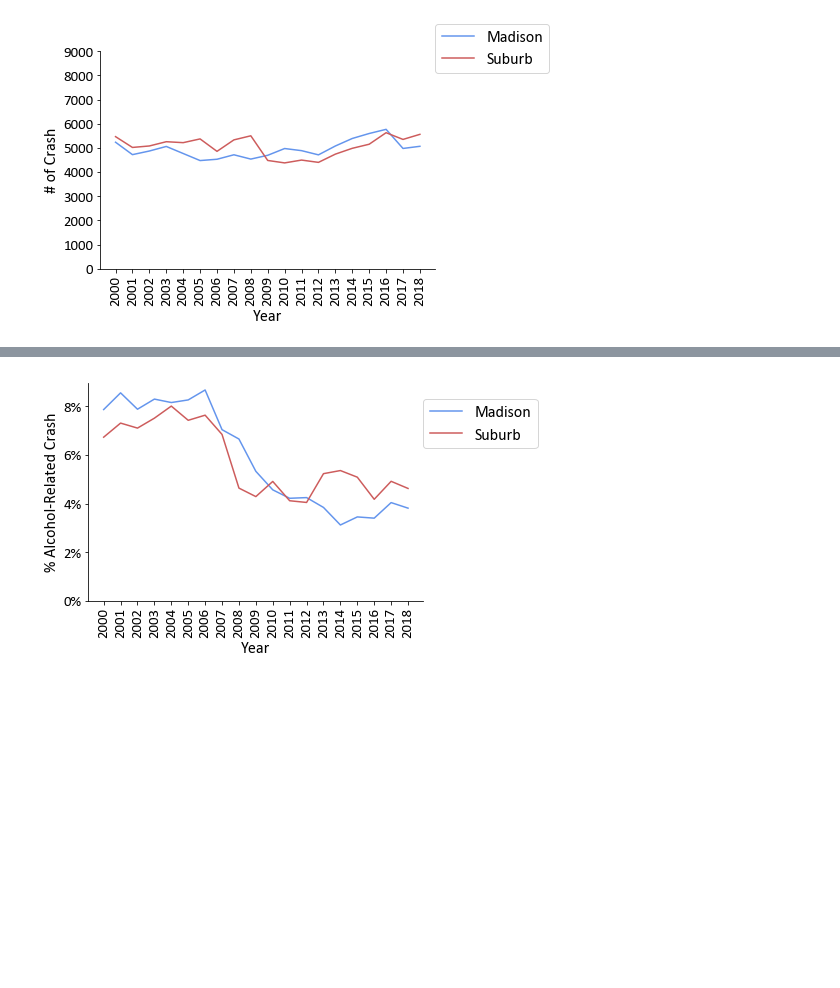
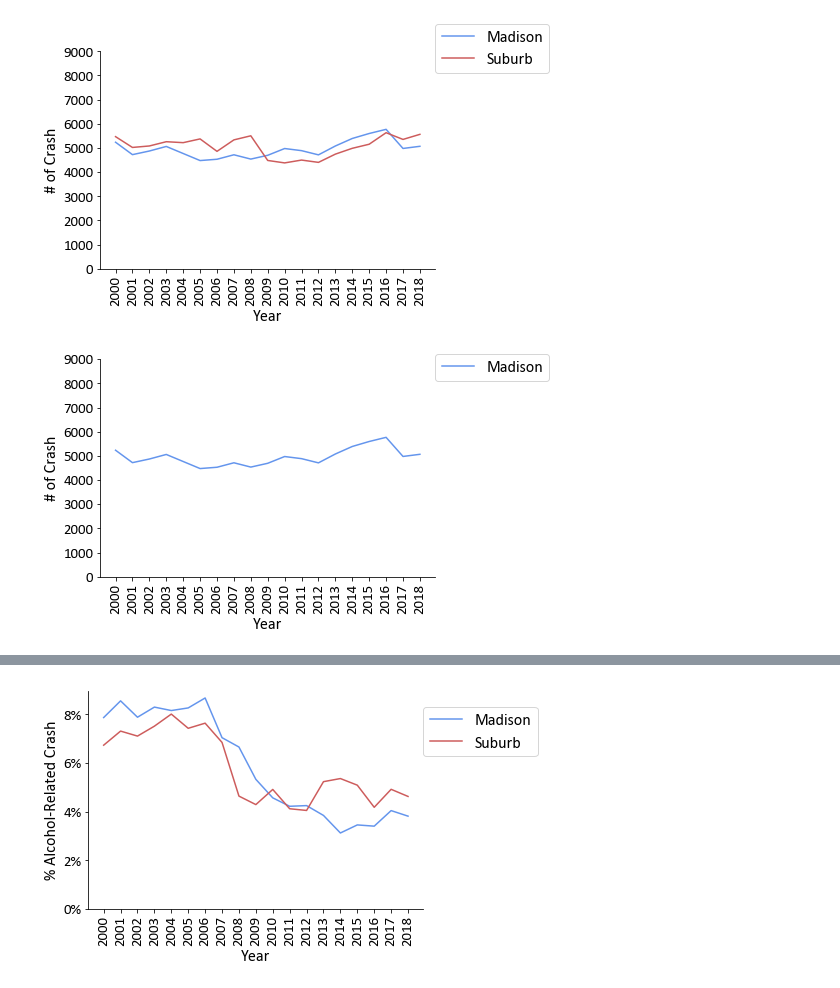
Before and after one commit to tomhuhh/crashthecityofmadison, a Jupyter notebook: Week2.ipynb, the cells around one changed output, grey strips where cells are left out. Cells and saved outputs as stored; diff of their text form; code cells hidden in the pictures; blank space fills up the shorter version.

```diff
--- a/Week2.ipynb
+++ b/Week2.ipynb
@@ -390,6 +445,28 @@ fig = matplotlib.pyplot.gcf()
 fig.savefig('Yearcrash.eps', dpi=100,bbox_inches="tight")
 # %% [output]
 [figure]
+# %%
+CONC= pd.concat([YMC], axis=1)
+CONC.columns= ['Madison']
+colors=["cornflowerblue","Indianred"]
+ax=CONC.plot(color=colors,stacked=False,fontsize=15,rot=90)
+
+ax = plt.gca()
+plt.xticks(np.arange(19), ('2000', '2001', '2002', '2003', '2004', '2005', '2006', '2007', '2008', '2009','2010','2011','2012','2013','2014','2015','2016','2017','2018'))
+ax.set_xlabel("Year")
+ax.set_ylabel("# of Crash")
+ax.spines['top'].set_visible(False)
+ax.spines['right'].set_visible(False)
+#ax.set_title("Crash Distribution by Year")
+
+my_y_ticks = np.arange(0, 9001, 1000)
+plt.yticks(my_y_ticks)
+ax.legend(loc=[1,0.9])
+
+fig = matplotlib.pyplot.gcf()
+fig.savefig('YearcrashM.eps', dpi=100,bbox_inches="tight")
+# %% [output]
+[figure, added]
 # %%
 YMA=qry("""
 SELECT count(YEAR)
```
Also changed, not shown: parts of 10 cells of this notebook, 5 other files.
